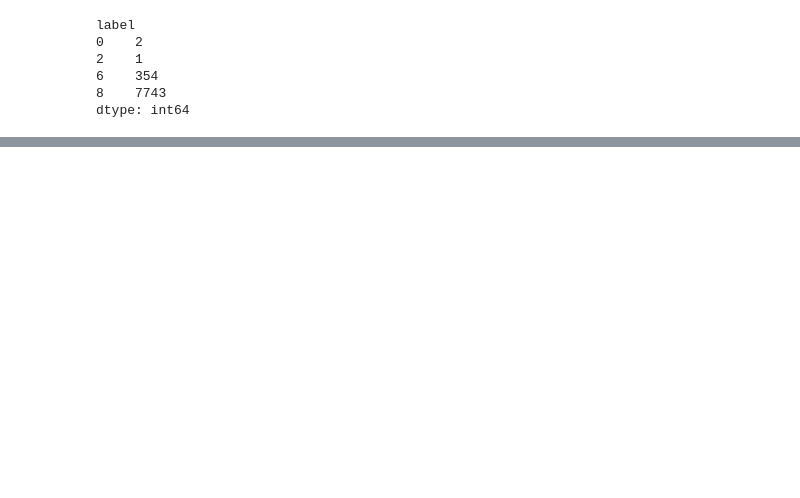
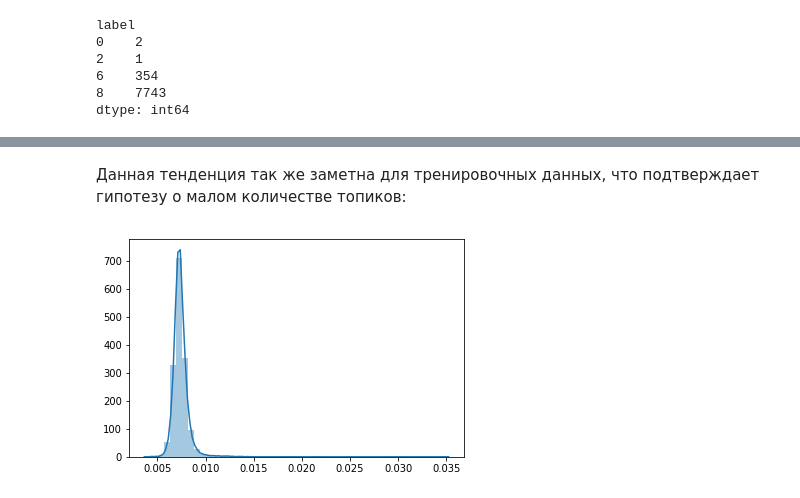
Before and after one commit to elch10/topic-modeling, a Jupyter notebook: ABAE.ipynb, the cells around one changed output, grey strips where cells are left out. Cells and saved outputs as stored; diff of their text form; code cells hidden in the pictures; blank space fills up the shorter version.

```diff
--- a/ABAE.ipynb
+++ b/ABAE.ipynb
@@ -303,0 +294,6 @@ test_df[test_df['label'] == 0].tail(2)
+# %% [markdown]
+Данная тенденция так же заметна для тренировочных данных, что подтверждает гипотезу о малом количестве топиков:
+# %%
+plot_aspects_std(encoded)
+# %% [output]
+[figure, added]
```
Also changed, not shown: parts of 21 cells of this notebook, 1 other file.
